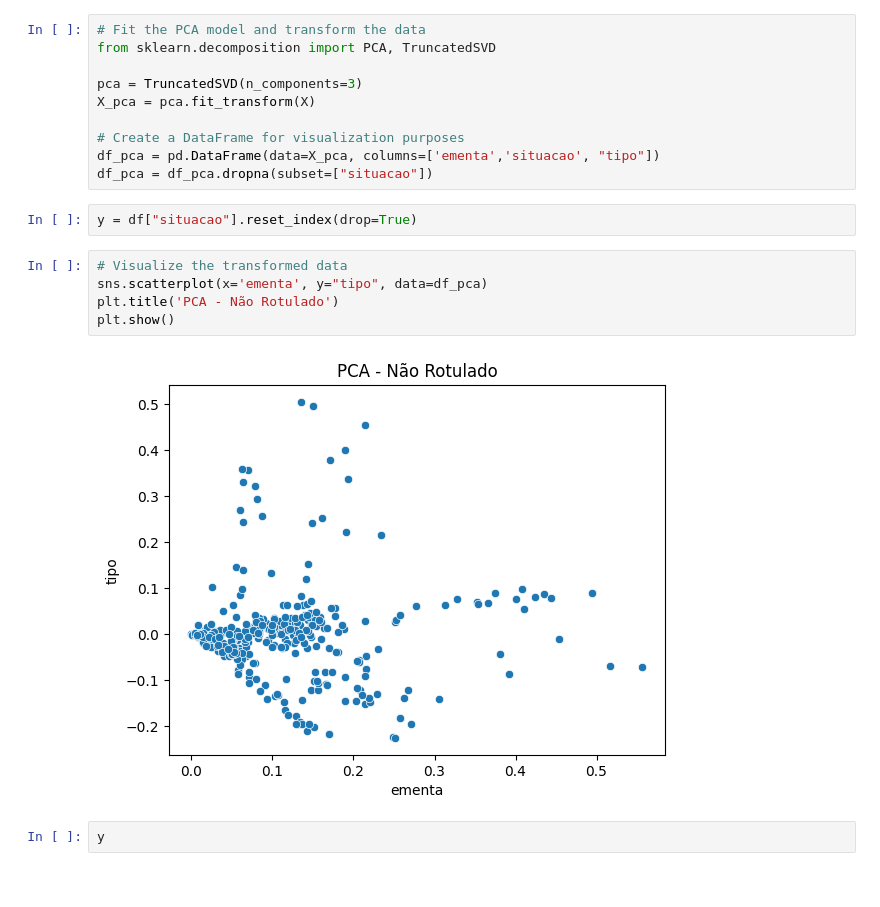
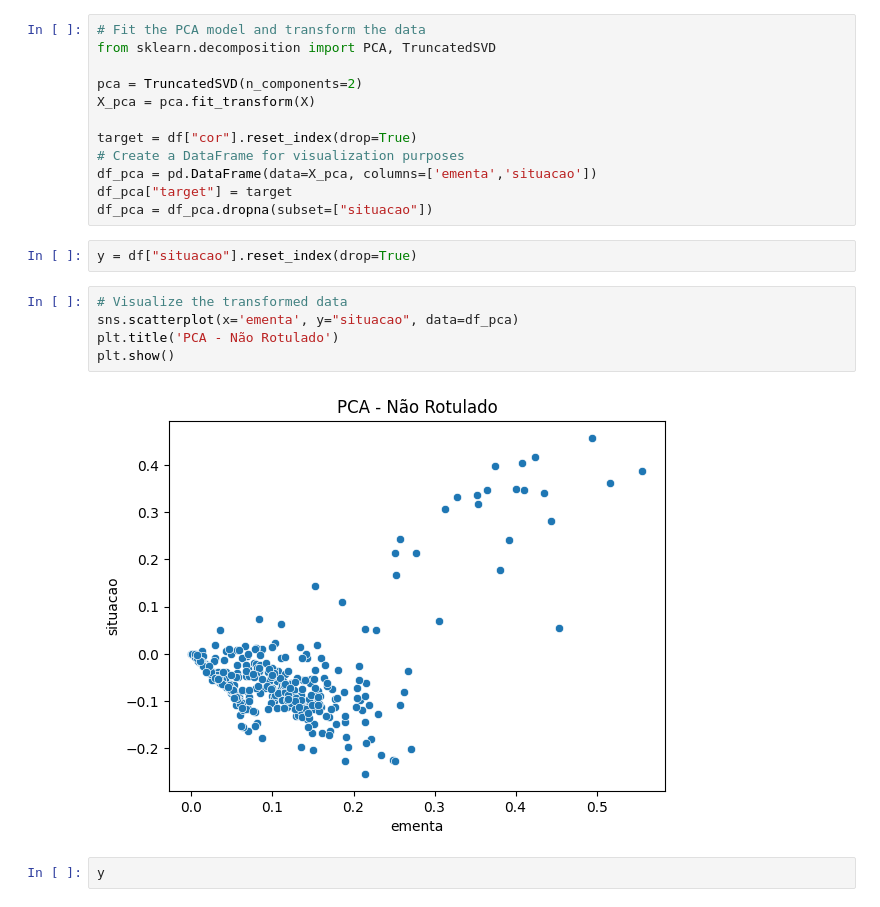
Before and after one commit to Davi-Ga/crawler-api, a Jupyter notebook: app/ML/nova_database/cor_branco.ipynb, the cells around one changed output. Cells and saved outputs as stored; diff of their text form.

```diff
--- a/app/ML/nova_database/cor_branco.ipynb
+++ b/app/ML/nova_database/cor_branco.ipynb
@@ -247,21 +247,23 @@ Name: situacao, Length: 353, dtype: int32
 # Fit the PCA model and transform the data
 from sklearn.decomposition import PCA, TruncatedSVD
 
-pca = TruncatedSVD(n_components=3)
+pca = TruncatedSVD(n_components=2)
 X_pca = pca.fit_transform(X)
 
+target = df["cor"].reset_index(drop=True)
 # Create a DataFrame for visualization purposes
-df_pca = pd.DataFrame(data=X_pca, columns=['ementa','situacao', "tipo"])
+df_pca = pd.DataFrame(data=X_pca, columns=['ementa','situacao'])
+df_pca["target"] = target
 df_pca = df_pca.dropna(subset=["situacao"])
 # %%
 y = df["situacao"].reset_index(drop=True)
 # %%
 # Visualize the transformed data
-sns.scatterplot(x='ementa', y="tipo", data=df_pca)
+sns.scatterplot(x='ementa', y="situacao", data=df_pca)
 plt.title('PCA - Não Rotulado')
 plt.show()
 # %% [output]
-[figure, old version]
+[figure, new version]
 # %%
 y
 # %% [output]
```
Also changed, not shown: parts of 9 cells of this notebook, 7 other files.
